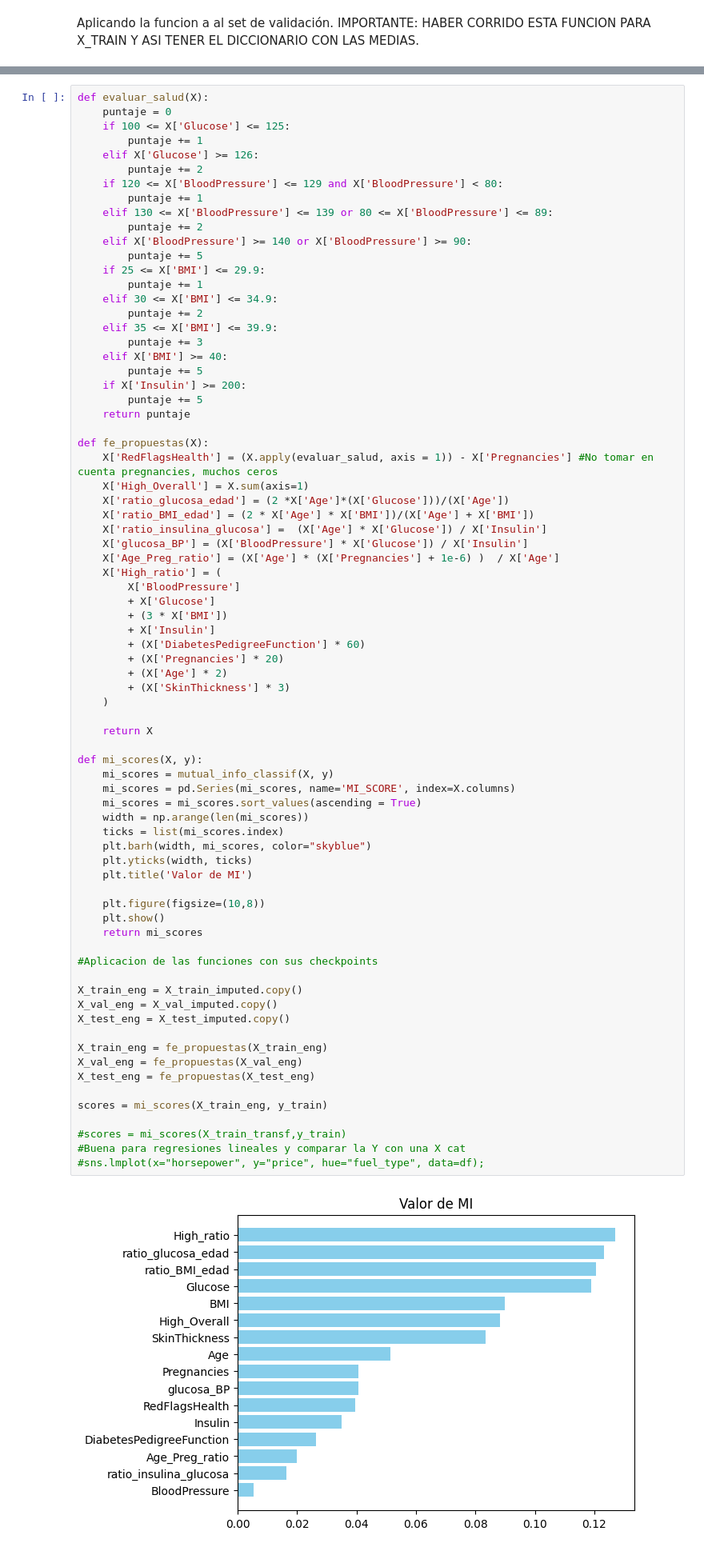
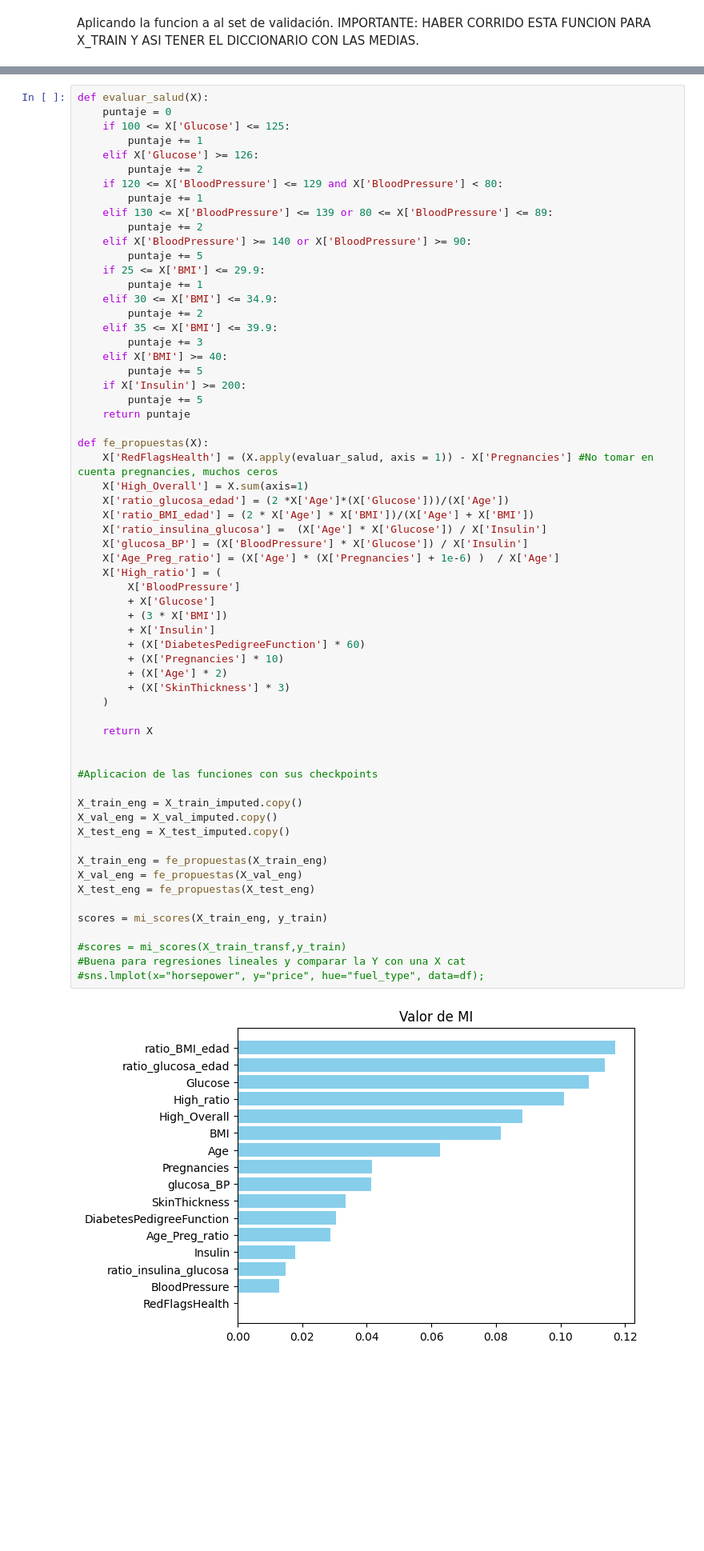
Before and after one commit to JavierJ002/DiabetesDetention, a Jupyter notebook: DiabetesProject.ipynb, the cells around one changed output, grey strips where cells are left out. Shown at 80% size. Cells and saved outputs as stored; diff of their text form; blank space fills up the shorter version.

```diff
--- a/DiabetesProject.ipynb
+++ b/DiabetesProject.ipynb
@@ -281,48 +279,35 @@ def fe_propuestas(X):
     X['Age_Preg_ratio'] = (X['Age'] * (X['Pregnancies'] + 1e-6) )  / X['Age']
     X['High_ratio'] = (
         X['BloodPressure']
         + X['Glucose']
         + (3 * X['BMI'])
         + X['Insulin']
         + (X['DiabetesPedigreeFunction'] * 60)
-        + (X['Pregnancies'] * 20)
+        + (X['Pregnancies'] * 10)
         + (X['Age'] * 2)
         + (X['SkinThickness'] * 3)
     )
 
     return X
 
-def mi_scores(X, y):
-    mi_scores = mutual_info_classif(X, y)
-    mi_scores = pd.Series(mi_scores, name='MI_SCORE', index=X.columns)
-    mi_scores = mi_scores.sort_values(ascending = True)
-    width = np.arange(len(mi_scores))
-    ticks = list(mi_scores.index)
-    plt.barh(width, mi_scores, color="skyblue")
-    plt.yticks(width, ticks)
-    plt.title('Valor de MI')
-
-    plt.figure(figsize=(10,8))
-    plt.show()
-    return mi_scores
 
 #Aplicacion de las funciones con sus checkpoints
 
 X_train_eng = X_train_imputed.copy()
 X_val_eng = X_val_imputed.copy()
 X_test_eng = X_test_imputed.copy()
 
 X_train_eng = fe_propuestas(X_train_eng)
 X_val_eng = fe_propuestas(X_val_eng)
 X_test_eng = fe_propuestas(X_test_eng)
 
 scores = mi_scores(X_train_eng, y_train)
 
 #scores = mi_scores(X_train_transf,y_train)
 #Buena para regresiones lineales y comparar la Y con una X cat
 #sns.lmplot(x="horsepower", y="price", hue="fuel_type", data=df);
 # %% [output]
-[figure, old version]
+[figure, new version]
 <Figure size 1000x800 with 0 Axes>
 # %% [markdown]
 # Transformando la Data
```
Also changed, not shown: parts of 39 cells of this notebook.
